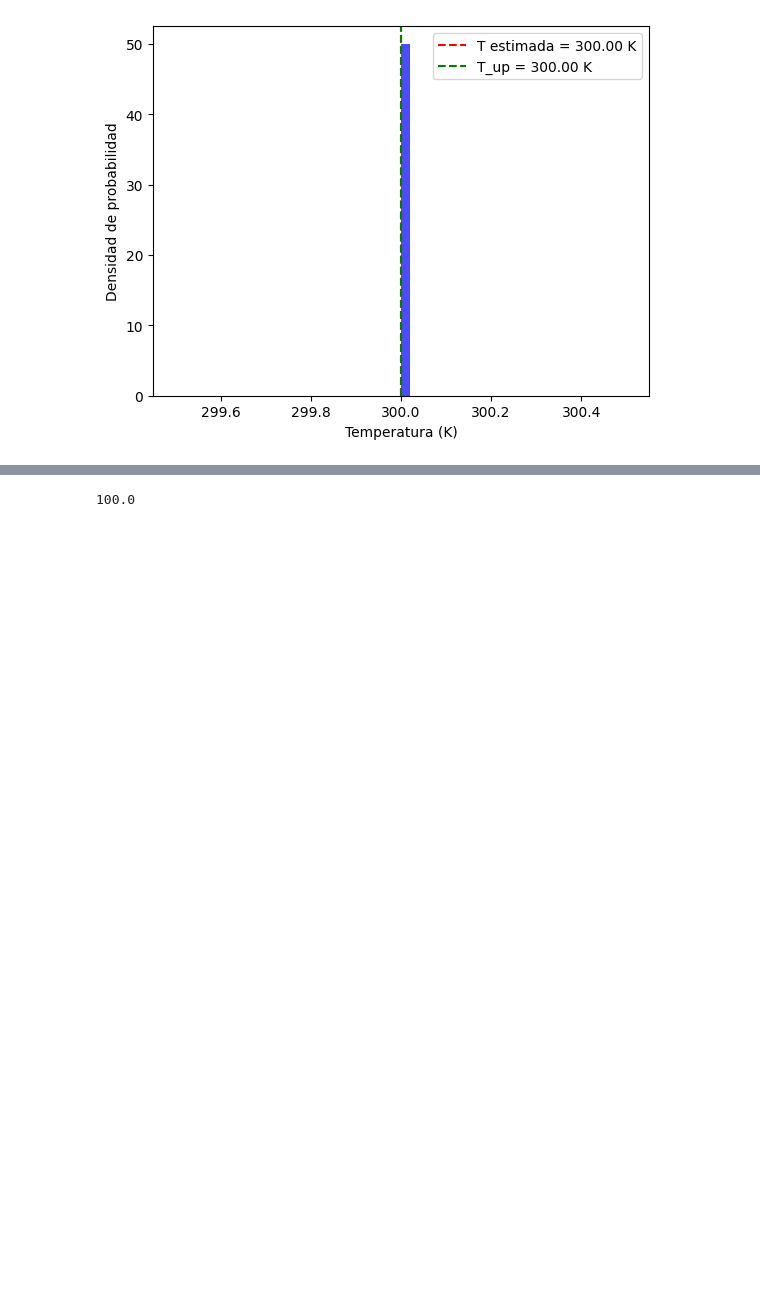
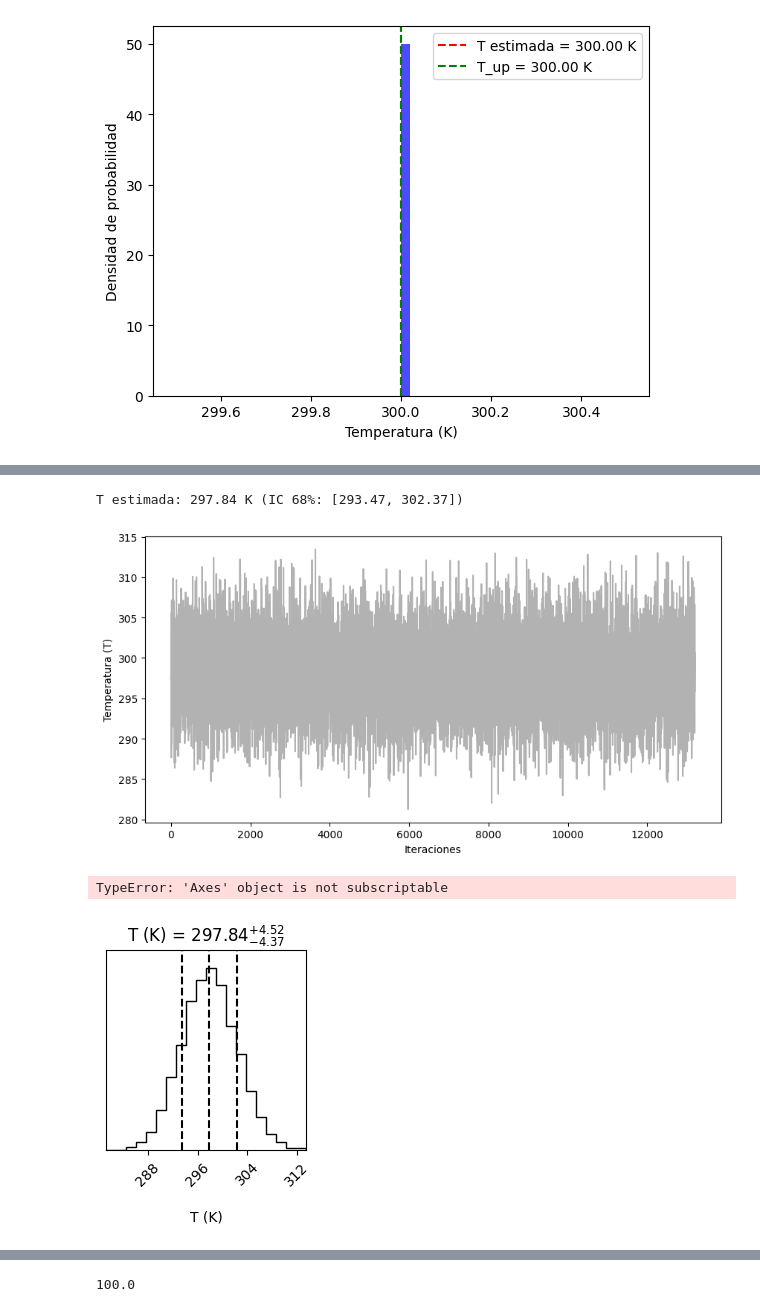
Before and after one commit to JSRV18/Dinosaurio-repository, a Jupyter notebook: Parcial3Dinosaurio.ipynb, the cells around one changed output, grey strips where cells are left out. Saved outputs shown, nothing was run; the diff lists cells and outputs as text; code cells hidden in the pictures; blank space fills up the shorter version.

```diff
--- a/Parcial3Dinosaurio.ipynb
+++ b/Parcial3Dinosaurio.ipynb
@@ -447,3 +460,70 @@ plt.show()
 Temperatura estimada (T): 300.00 K
 Valor crítico superior (T_up): 300.00 K
 [figure]
+# %%
+#(i)
+
+# i) Algoritmo de Metropolis-Hastings con emcee para estimar la distribución posterior
+!pip install emcee
+!pip install corner
+
+import numpy as np
+import matplotlib.pyplot as plt
+import pandas as pd
+import emcee
+import corner
+
+# Cargar los datos de velocidad
+V = Maxwell['Velocidad']
+
+# Función de Prior
+def LogPrior(p):
+    T = p[0]
+    if 0 < T < 5000:  # Rango de temperaturas plausible
+        return 0.0
+    return -np.inf
+
+# Función de likelihood (ya definida en pasos anteriores)
+def LogLikelihood(p, v):
+    T = p[0]
+    return -np.sum(np.log(likelihood(T, v)))
+
+# Función de Posterior
+def LogPosterior(p, v):
+    LogP = LogPrior(p)
+    if not np.isfinite(LogP):
+        return -np.inf
+    return LogP - LogLikelihood(p, v)  # Nota: Maximizar la posterior es minimizar la likelihood negativa
+
+# Configurar MCMC con emcee
+n_walkers = 20  # Número de walkers
+n_params = 1  # Solo T como parámetro
+p0 = np.random.uniform(200, 500, size=(n_walkers, n_params))  # Inicialización aleatoria de T en un rango plausible
+
+# Inicializar el sampler
+sampler = emcee.EnsembleSampler(n_walkers, n_params, LogPosterior, args=(V,))
+sampler.run_mcmc(p0, 10000, progress=True)
+
+# Analizar los resultados
+flat_samples = sampler.get_chain(discard=100, thin=15, flat=True)
+truths = np.percentile(flat_samples, [16, 50, 84], axis=0)
+
+# Access the scalar values within the 'truths' array
+T_est = truths[1][0]  # Median (50th percentile)
+T_lower = truths[0][0]  # 16th percentile
+T_upper = truths[2][0]  # 84th percentile
+
+print(f"T estimada: {T_est:.2f} K (IC 68%: [{T_lower:.2f}, {T_upper:.2f}])")
+
+# Visualizar las cadenas
+fig, axes = plt.subplots(1, figsize=(10, 5))
+for i in range(n_params):
+    axes.plot(flat_samples[:, i], "k", alpha=0.3)
+axes.set_xlabel("Iteraciones")
+axes.set_ylabel("Temperatura (T)")
+plt.show()
+
+# Visualizar la distribución posterior
+labels = ["T (K)"]
+corner.corner(flat_samples, labels=labels, truths=[truths[1]], quantiles=[0.16, 0.5, 0.84], show_titles=True)
+# %% [output]
@@ -449,0 +544,4 @@ Valor crítico superior (T_up): 300.00 K
+T estimada: 297.84 K (IC 68%: [293.47, 302.37])
+[figure, added]
+TypeError: 'Axes' object is not subscriptable
+[figure, added]
```
Also changed, not shown: parts of 13 cells of this notebook.
